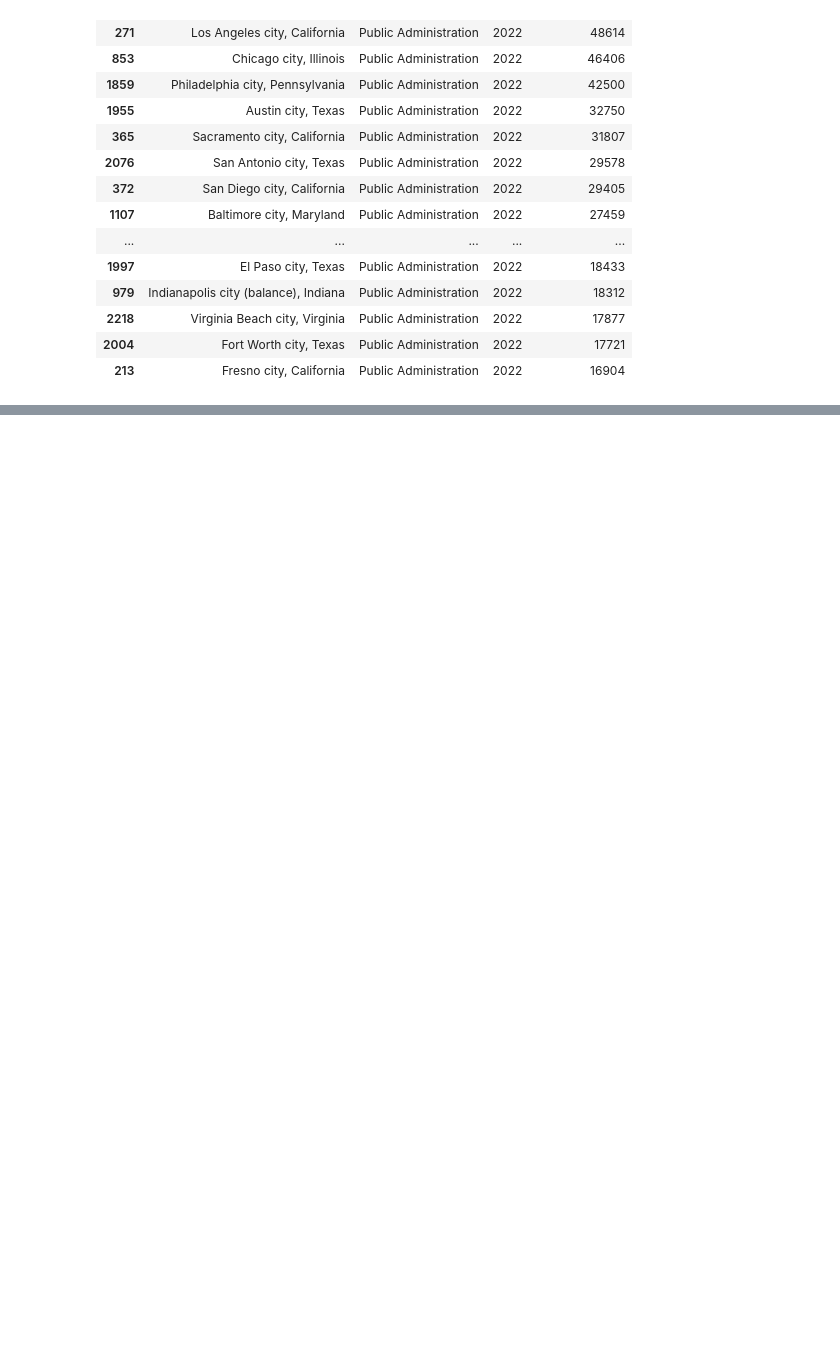
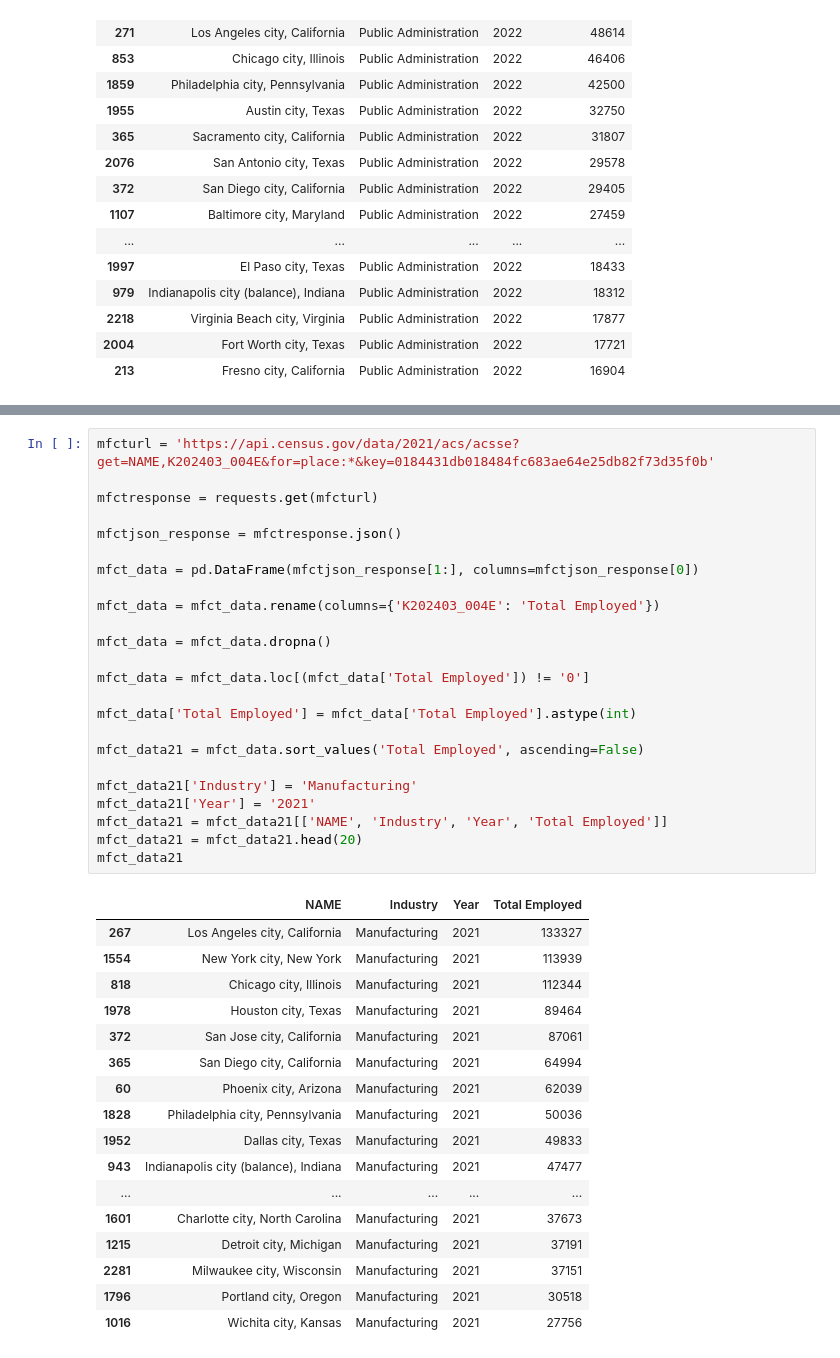
Before and after one commit to tcasteel/Project-3, a Jupyter notebook: census_api_test.ipynb, the cells around one changed output, grey strips where cells are left out. Drawn from its saved outputs; the diff is of its cells as text; blank space fills up the shorter version.

```diff
--- a/census_api_test.ipynb
+++ b/census_api_test.ipynb
@@ -621,0 +707,42 @@ pa_data22
+# %%
+mfcturl = 'https://api.census.gov/data/2021/acs/acsse?get=NAME,K202403_004E&for=place:*&key=0184431db018484fc683ae64e25db82f73d35f0b'
+
+mfctresponse = requests.get(mfcturl)
+
+mfctjson_response = mfctresponse.json()
+
+mfct_data = pd.DataFrame(mfctjson_response[1:], columns=mfctjson_response[0])
+
+mfct_data = mfct_data.rename(columns={'K202403_004E': 'Total Employed'})
+
+mfct_data = mfct_data.dropna()
+
+mfct_data = mfct_data.loc[(mfct_data['Total Employed']) != '0']
+
+mfct_data['Total Employed'] = mfct_data['Total Employed'].astype(int)
+
+mfct_data21 = mfct_data.sort_values('Total Employed', ascending=False)
+
+mfct_data21['Industry'] = 'Manufacturing'
+mfct_data21['Year'] = '2021'
+mfct_data21 = mfct_data21[['NAME', 'Industry', 'Year', 'Total Employed']]
+mfct_data21 = mfct_data21.head(20)
+mfct_data21
+# %% [output]
+|  | NAME | Industry | Year | Total Employed |
+| 267 | Los Angeles city, California | Manufacturing | 2021 | 133327 |
+| 1554 | New York city, New York | Manufacturing | 2021 | 113939 |
+| 818 | Chicago city, Illinois | Manufacturing | 2021 | 112344 |
+| 1978 | Houston city, Texas | Manufacturing | 2021 | 89464 |
+| 372 | San Jose city, California | Manufacturing | 2021 | 87061 |
+| 365 | San Diego city, California | Manufacturing | 2021 | 64994 |
+| 60 | Phoenix city, Arizona | Manufacturing | 2021 | 62039 |
+| 1828 | Philadelphia city, Pennsylvania | Manufacturing | 2021 | 50036 |
+| 1952 | Dallas city, Texas | Manufacturing | 2021 | 49833 |
+| 943 | Indianapolis city (balance), Indiana | Manufacturing | 2021 | 47477 |
+| ... | ... | ... | ... | ... |
+| 1601 | Charlotte city, North Carolina | Manufacturing | 2021 | 37673 |
+| 1215 | Detroit city, Michigan | Manufacturing | 2021 | 37191 |
+| 2281 | Milwaukee city, Wisconsin | Manufacturing | 2021 | 37151 |
+| 1796 | Portland city, Oregon | Manufacturing | 2021 | 30518 |
+| 1016 | Wichita city, Kansas | Manufacturing | 2021 | 27756 |
```
Also changed, not shown: parts of 13 cells of this notebook.
